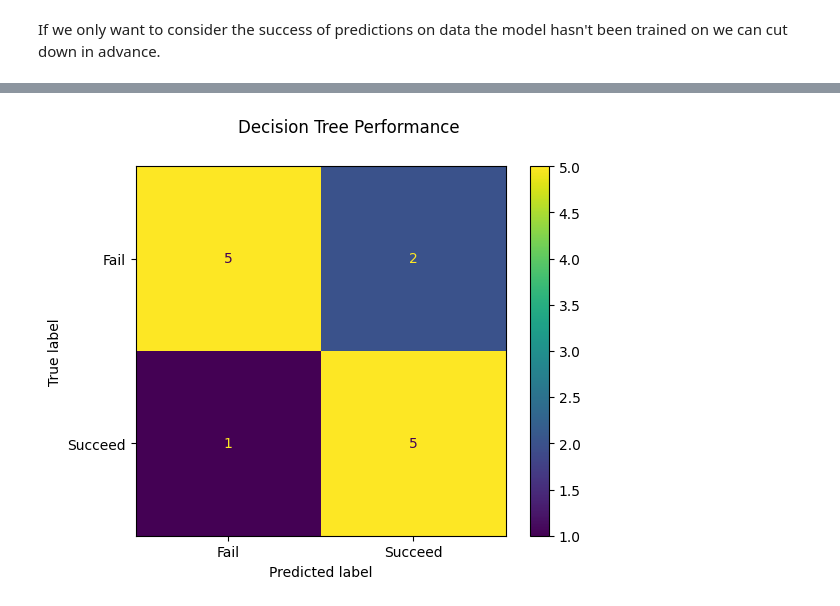
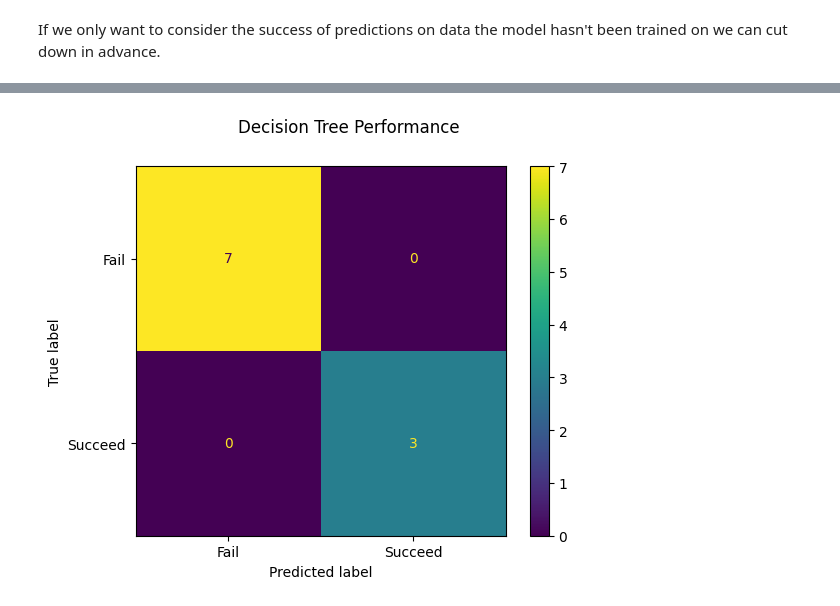
Before and after one commit to DevinGent/shonen-jump-sql, a Jupyter notebook: model_testing.ipynb, the cells around one changed output, grey strips where cells are left out. Drawn from its saved outputs; the diff is of its cells as text; code cells hidden in the pictures.

Commit message:
Draft of model_testing complete.

```diff
--- a/model_testing.ipynb
+++ b/model_testing.ipynb
@@ -162,2 +328,3 @@ memory usage: 2.8+ KB
 # %%
-df.dropna(inplace=True)
+df['success']=df['success'].fillna(0).astype(int)
+df
@@ -199,8 +350,6 @@ trained_on
-# %%
-loaded_model=loader[0]
 # %% [markdown]
 If we only want to consider the success of predictions on data the model hasn't been trained on we can cut down in advance.
 # %%
-cut_down=df[~df['title'].isin(trained_on)].drop(columns=['success'])
+cut_down=df[~df['title'].isin(fitted_on)]
 cut_down
 # %% [output]
@@ -221 +368,4 @@ cut_down
+# %%
+X=cut_down.drop(columns='success')
+y=cut_down['success']
 # %%
@@ -250,14 +375,14 @@ sns.countplot(complex_data,x='cover_pages')
 # %%
 # Defining the matrix.
-c_matrix = metrics.confusion_matrix([0,0,1,1,1,0,1,1,0,1,0,0,0], loaded_model.predict(cut_down), labels=[0,1])
+c_matrix = metrics.confusion_matrix(y, loaded_model.predict(cut_down), labels=[0,1])
 
 # Setting the display options.
 cm_display = metrics.ConfusionMatrixDisplay(confusion_matrix = c_matrix, display_labels = ['Fail', 'Succeed'])
 cm_display.plot()
 # Adding a title.
 plt.gcf().suptitle('Decision Tree Performance')
 # Removing grid lines for clarity.
 plt.grid(False)
 plt.show()
 # %% [output]
-[figure, old version]
+[figure, new version]
```
Also changed, not shown: parts of 48 cells of this notebook, 5 other files.
